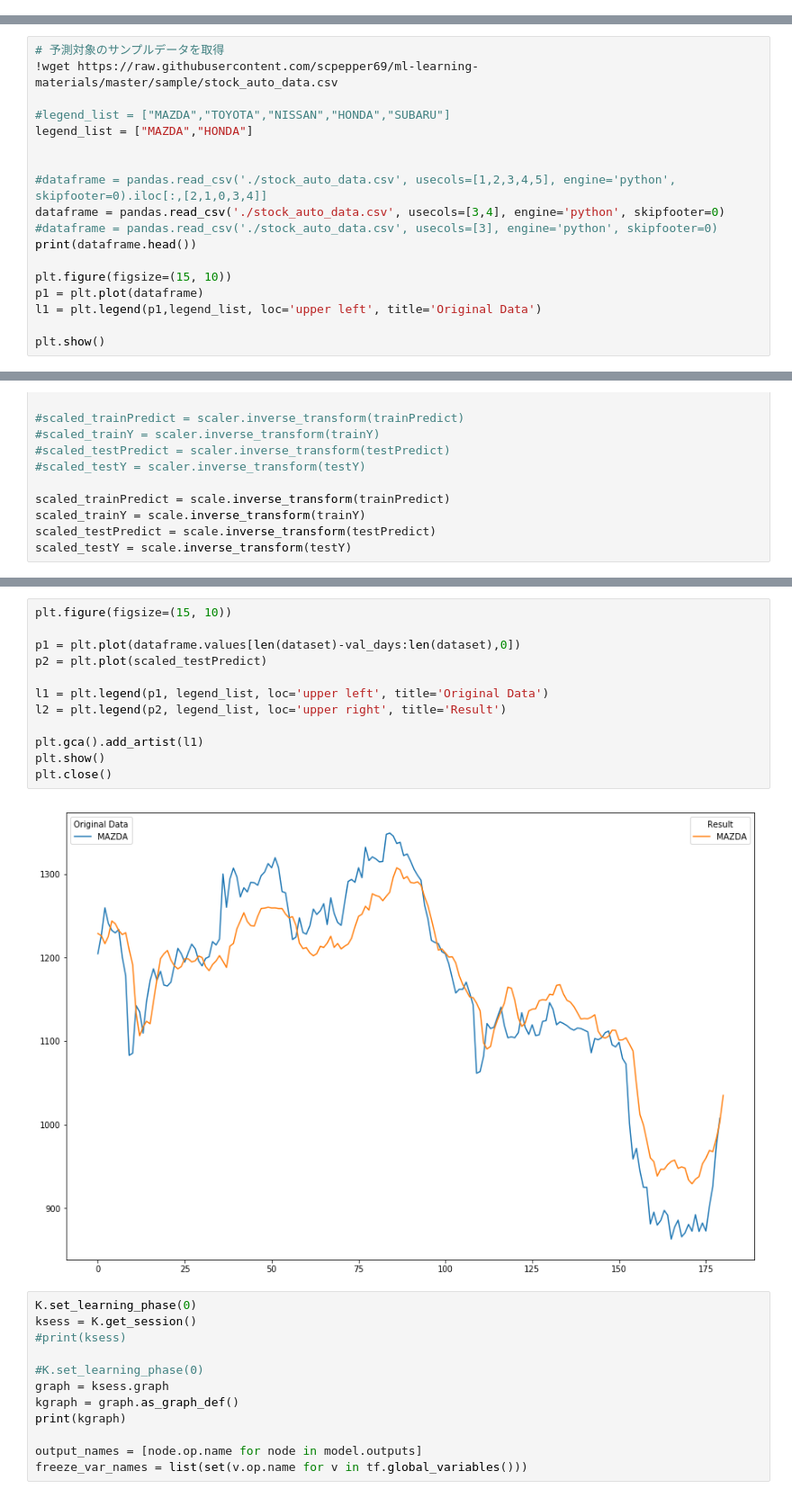
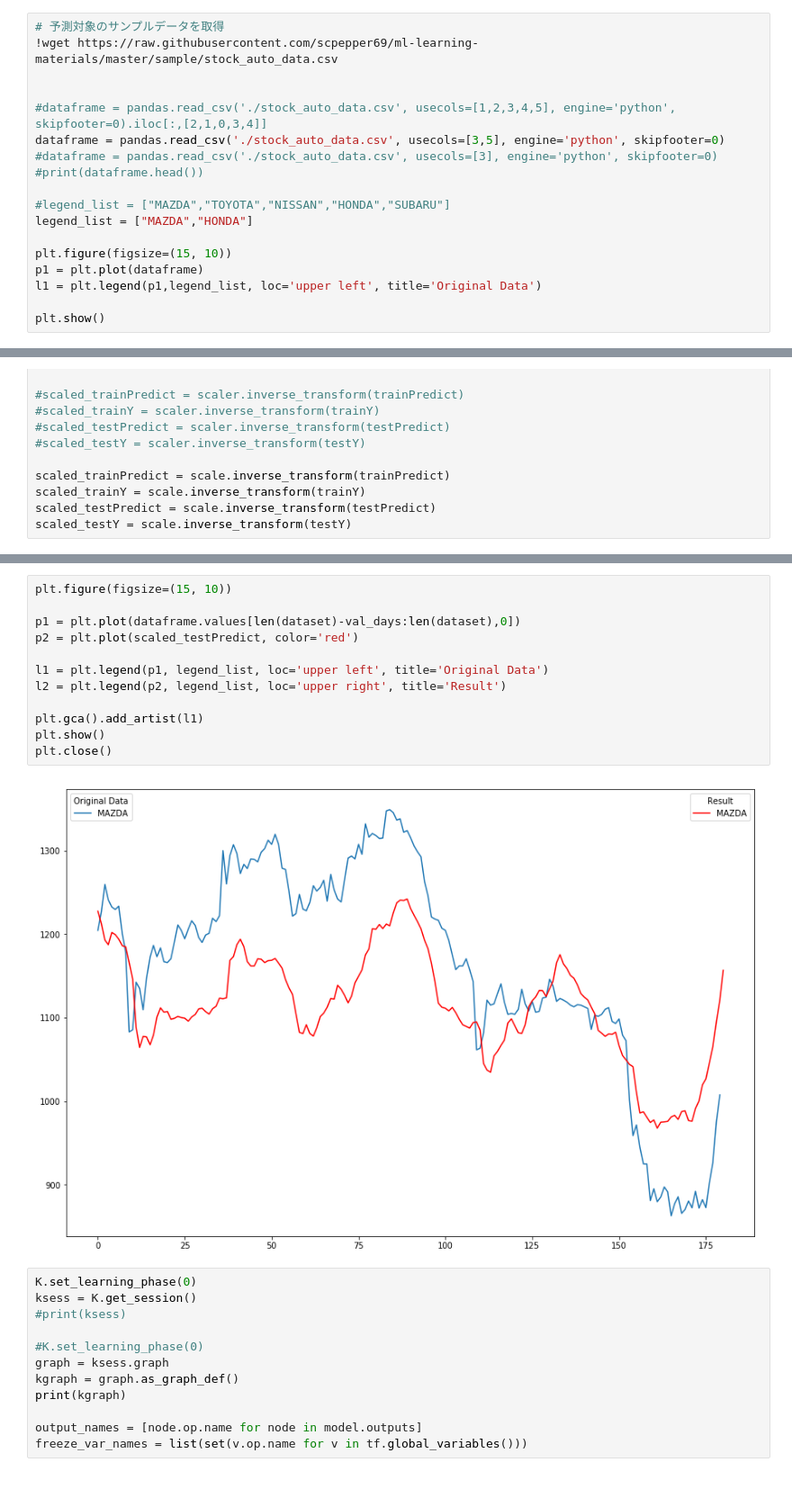
Before and after one commit to scpepper69/ml-learning-materials, a Jupyter notebook: TensorFlow_Keras_LSTM_01_draft.ipynb, the cells around one changed output, grey strips where cells are left out. Shown at 90% size. Drawn from its saved outputs; the diff is of its cells as text.

```diff
--- a/TensorFlow_Keras_LSTM_01_draft.ipynb
+++ b/TensorFlow_Keras_LSTM_01_draft.ipynb
@@ -76,0 +128,18 @@ tf_graph_util.py.14 100%[===================>]  19.12K  --.-KB/s    in 0.001s
+# %%
+# 予測対象のサンプルデータを取得
+!wget https://raw.githubusercontent.com/scpepper69/ml-learning-materials/master/sample/stock_auto_data.csv
+
+
+#dataframe = pandas.read_csv('./stock_auto_data.csv', usecols=[1,2,3,4,5], engine='python', skipfooter=0).iloc[:,[2,1,0,3,4]]
+dataframe = pandas.read_csv('./stock_auto_data.csv', usecols=[3,5], engine='python', skipfooter=0)
+#dataframe = pandas.read_csv('./stock_auto_data.csv', usecols=[3], engine='python', skipfooter=0)
+#print(dataframe.head())
+
+#legend_list = ["MAZDA","TOYOTA","NISSAN","HONDA","SUBARU"]
+legend_list = ["MAZDA","HONDA"]
+
+plt.figure(figsize=(15, 10))
+p1 = plt.plot(dataframe)
+l1 = plt.legend(p1,legend_list, loc='upper left', title='Original Data')
+
+plt.show()
@@ -88,18 +191,0 @@ val_days = 180
-# %%
-# 予測対象のサンプルデータを取得
-!wget https://raw.githubusercontent.com/scpepper69/ml-learning-materials/master/sample/stock_auto_data.csv
-
-#legend_list = ["MAZDA","TOYOTA","NISSAN","HONDA","SUBARU"]
-legend_list = ["MAZDA","HONDA"]
-
-
-#dataframe = pandas.read_csv('./stock_auto_data.csv', usecols=[1,2,3,4,5], engine='python', skipfooter=0).iloc[:,[2,1,0,3,4]]
-dataframe = pandas.read_csv('./stock_auto_data.csv', usecols=[3,4], engine='python', skipfooter=0)
-#dataframe = pandas.read_csv('./stock_auto_data.csv', usecols=[3], engine='python', skipfooter=0)
-print(dataframe.head())
-
-plt.figure(figsize=(15, 10))
-p1 = plt.plot(dataframe)
-l1 = plt.legend(p1,legend_list, loc='upper left', title='Original Data')
-
-plt.show()
@@ -310,17 +363,17 @@ plt.close()
 # %%
 plt.figure(figsize=(15, 10))
 
 p1 = plt.plot(dataframe.values[len(dataset)-val_days:len(dataset),0])
-p2 = plt.plot(scaled_testPredict)
+p2 = plt.plot(scaled_testPredict, color='red')
 
 l1 = plt.legend(p1, legend_list, loc='upper left', title='Original Data')
 l2 = plt.legend(p2, legend_list, loc='upper right', title='Result')
 
 plt.gca().add_artist(l1)
 plt.show()
 plt.close()
 # %% [output]
-[figure, old version]
+[figure, new version]
 # %%
 K.set_learning_phase(0)
 ksess = K.get_session()
```
Also changed, not shown: parts of 16 cells of this notebook.
